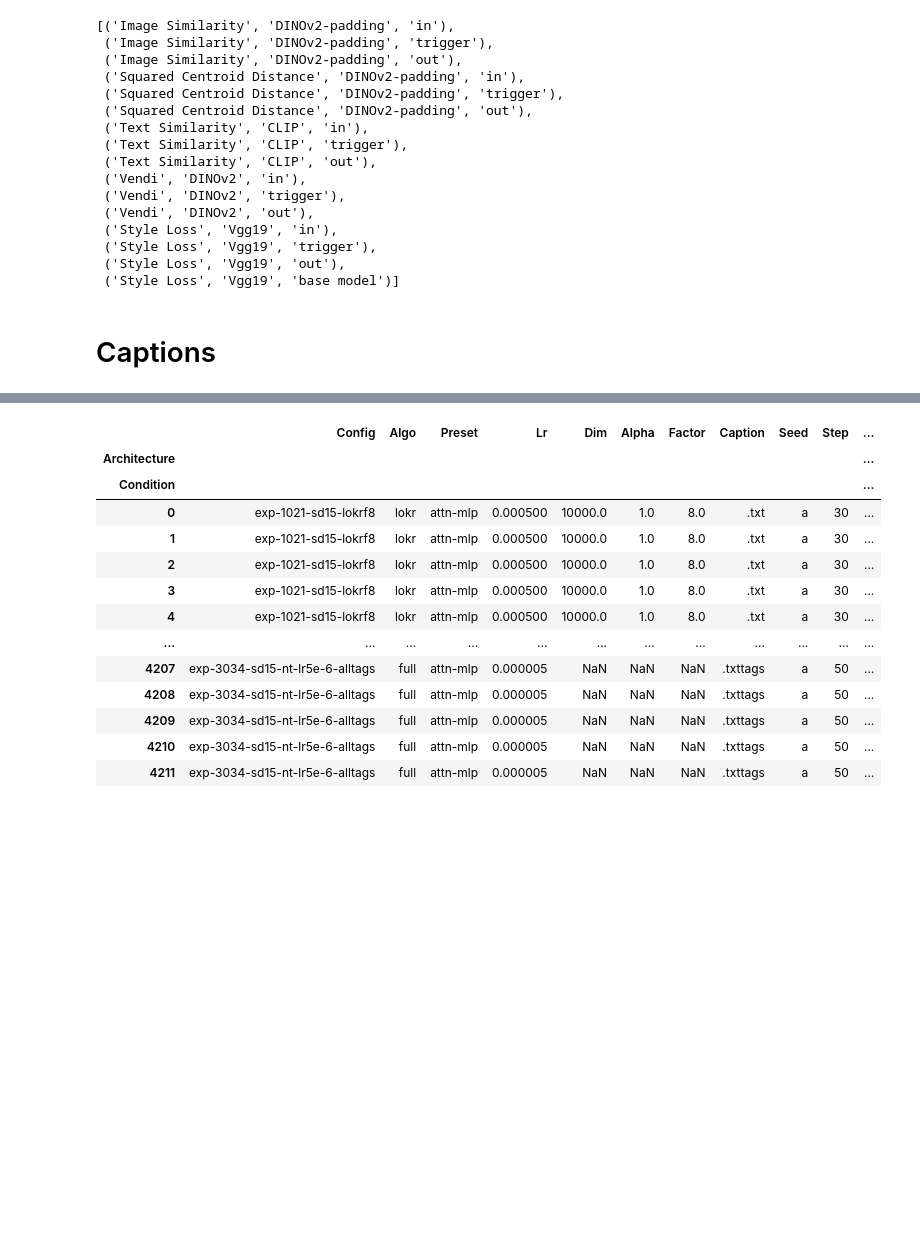
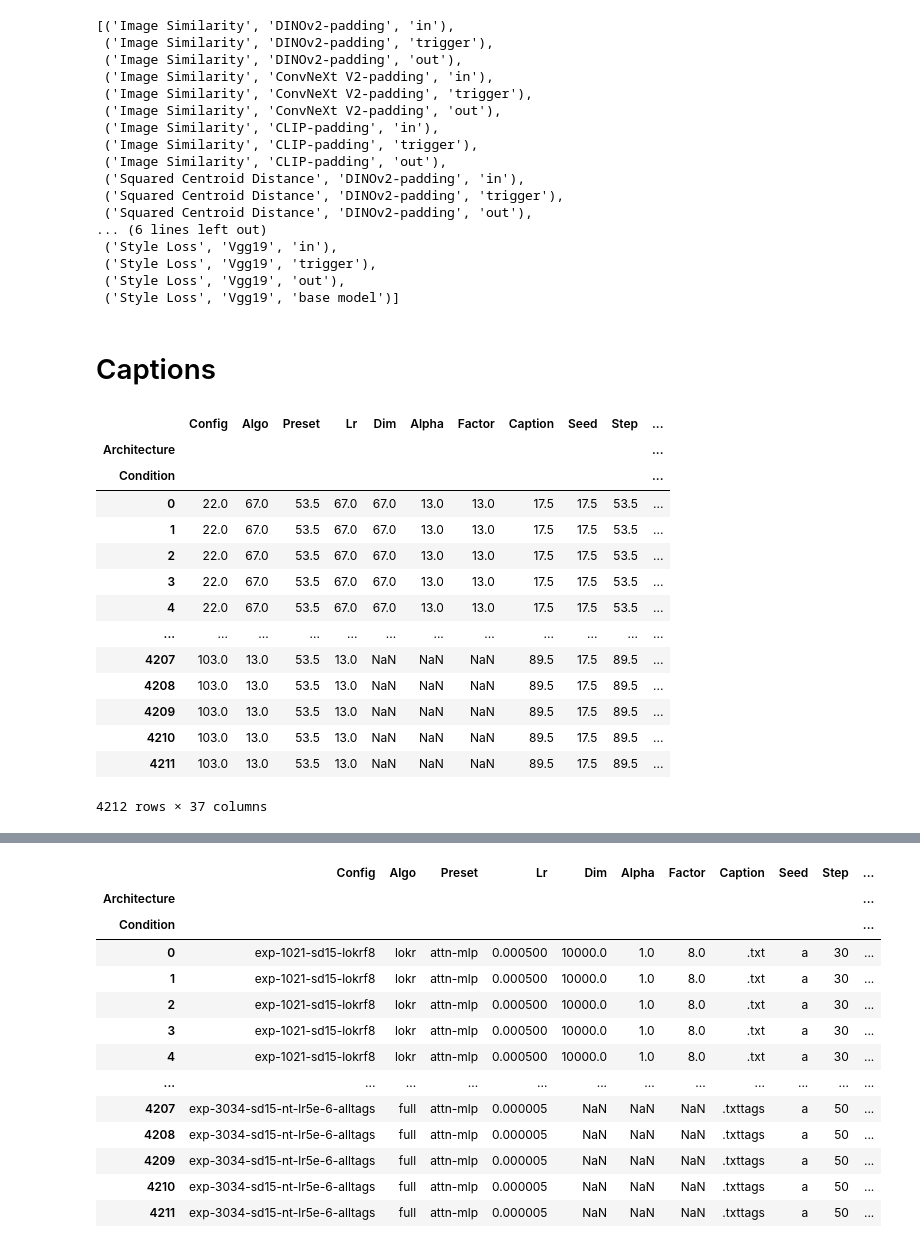
Before and after one commit to cyber-meow/LyCORIS-evaluation, a Jupyter notebook: results/notebooks/xy_plot/xy_plot_paper_add_exp.ipynb, the cells around one changed output, grey strips where cells are left out. Drawn from its saved outputs; the diff is of its cells as text; code cells hidden in the pictures; blank space fills up the shorter version.

```diff
--- a/results/notebooks/xy_plot/xy_plot_paper_add_exp.ipynb
+++ b/results/notebooks/xy_plot/xy_plot_paper_add_exp.ipynb
@@ -17,27 +17,36 @@ figsize = (24, 6)
 figsize_large = (24, 12)
 bbox_to_anchor = (0.5, -0.1)
 # %%
-metric_types = ['Image Similarity', 'Squared Centroid Distance', 'Text Similarity', 'Vendi', 'Style Loss']
-encoders = ['DINOv2', 'DINOv2', 'CLIP', 'DINOv2', 'Vgg19']
+metric_types = [
+    'Image Similarity', 'Image Similarity', 'Image Similarity',
+    'Squared Centroid Distance', 'Text Similarity', 'Vendi', 'Style Loss'
+]
+encoders = [
+    'DINOv2', 'ConvNeXt V2', 'CLIP', 'DINOv2', 'CLIP', 'DINOv2', 'Vgg19'
+]
 modes = ['padding']
 prompt_types = ['in', 'trigger', 'out']
 
-metrics_to_include = get_metric_list(metric_types, encoders, modes,
-                                     prompt_types, style_with_base_model=True)
+metrics_to_include = get_metric_list(metric_types,
+                                     encoders,
+                                     modes,
+                                     prompt_types,
+                                     style_with_base_model=True)
 display(metrics_to_include)
 # %% [output]
 [('Image Similarity', 'DINOv2-padding', 'in'),
  ('Image Similarity', 'DINOv2-padding', 'trigger'),
  ('Image Similarity', 'DINOv2-padding', 'out'),
+ ('Image Similarity', 'ConvNeXt V2-padding', 'in'),
+ ('Image Similarity', 'ConvNeXt V2-padding', 'trigger'),
+ ('Image Similarity', 'ConvNeXt V2-padding', 'out'),
+ ('Image Similarity', 'CLIP-padding', 'in'),
+ ('Image Similarity', 'CLIP-padding', 'trigger'),
+ ('Image Similarity', 'CLIP-padding', 'out'),
  ('Squared Centroid Distance', 'DINOv2-padding', 'in'),
  ('Squared Centroid Distance', 'DINOv2-padding', 'trigger'),
  ('Squared Centroid Distance', 'DINOv2-padding', 'out'),
- ('Text Similarity', 'CLIP', 'in'),
- ('Text Similarity', 'CLIP', 'trigger'),
- ('Text Similarity', 'CLIP', 'out'),
- ('Vendi', 'DINOv2', 'in'),
- ('Vendi', 'DINOv2', 'trigger'),
- ('Vendi', 'DINOv2', 'out'),
+... (6 lines left out)
  ('Style Loss', 'Vgg19', 'in'),
  ('Style Loss', 'Vgg19', 'trigger'),
  ('Style Loss', 'Vgg19', 'out'),
@@ -66,3 +76,41 @@ metrics_processed = load_and_preprocess_metrics(
 
 save_dir = f'figures/add-captions/'
 os.makedirs(save_dir, exist_ok=True)
+# %%
+def rank_within_group(group):
+    """Computes the scaled rank for each column in the group."""
+    group_size = len(group)
+
+    # Standard rank function, where highest score gets highest rank
+    standard_ranking = group.rank(ascending=True)-1
+
+    # Distance metric rank function, where lowest score gets highest rank
+    distance_ranking = (group.rank(ascending=False)-1) / (group_size-1)
+
+    # Apply the appropriate ranking method based on the column's presence
+    # in distance_metrics
+    for column in group.columns:
+        group[column] = standard_ranking[column]
+    group['size'] = group_size
+
+    return group
+# %%
+metrics_processed_ranked = metrics_processed.groupby(['Category', 'Class', 'Subclass']).apply(rank_within_group)
+# %%
+metrics_processed_ranked
+# %% [output]
+|  | Config | Algo | Preset | Lr | Dim | Alpha | Factor | Caption | Seed | Step | ... |
+| Architecture |  |  |  |  |  |  |  |  |  |  | ... |
+| Condition |  |  |  |  |  |  |  |  |  |  | ... |
+| 0 | 22.0 | 67.0 | 53.5 | 67.0 | 67.0 | 13.0 | 13.0 | 17.5 | 17.5 | 53.5 | ... |
+| 1 | 22.0 | 67.0 | 53.5 | 67.0 | 67.0 | 13.0 | 13.0 | 17.5 | 17.5 | 53.5 | ... |
+| 2 | 22.0 | 67.0 | 53.5 | 67.0 | 67.0 | 13.0 | 13.0 | 17.5 | 17.5 | 53.5 | ... |
+| 3 | 22.0 | 67.0 | 53.5 | 67.0 | 67.0 | 13.0 | 13.0 | 17.5 | 17.5 | 53.5 | ... |
+| 4 | 22.0 | 67.0 | 53.5 | 67.0 | 67.0 | 13.0 | 13.0 | 17.5 | 17.5 | 53.5 | ... |
+| ... | ... | ... | ... | ... | ... | ... | ... | ... | ... | ... | ... |
+| 4207 | 103.0 | 13.0 | 53.5 | 13.0 | NaN | NaN | NaN | 89.5 | 17.5 | 89.5 | ... |
+| 4208 | 103.0 | 13.0 | 53.5 | 13.0 | NaN | NaN | NaN | 89.5 | 17.5 | 89.5 | ... |
+| 4209 | 103.0 | 13.0 | 53.5 | 13.0 | NaN | NaN | NaN | 89.5 | 17.5 | 89.5 | ... |
+| 4210 | 103.0 | 13.0 | 53.5 | 13.0 | NaN | NaN | NaN | 89.5 | 17.5 | 89.5 | ... |
+| 4211 | 103.0 | 13.0 | 53.5 | 13.0 | NaN | NaN | NaN | 89.5 | 17.5 | 89.5 | ... |
+4212 rows × 37 columns
```
Also changed, not shown: parts of 8 cells of this notebook, 4 other files.
